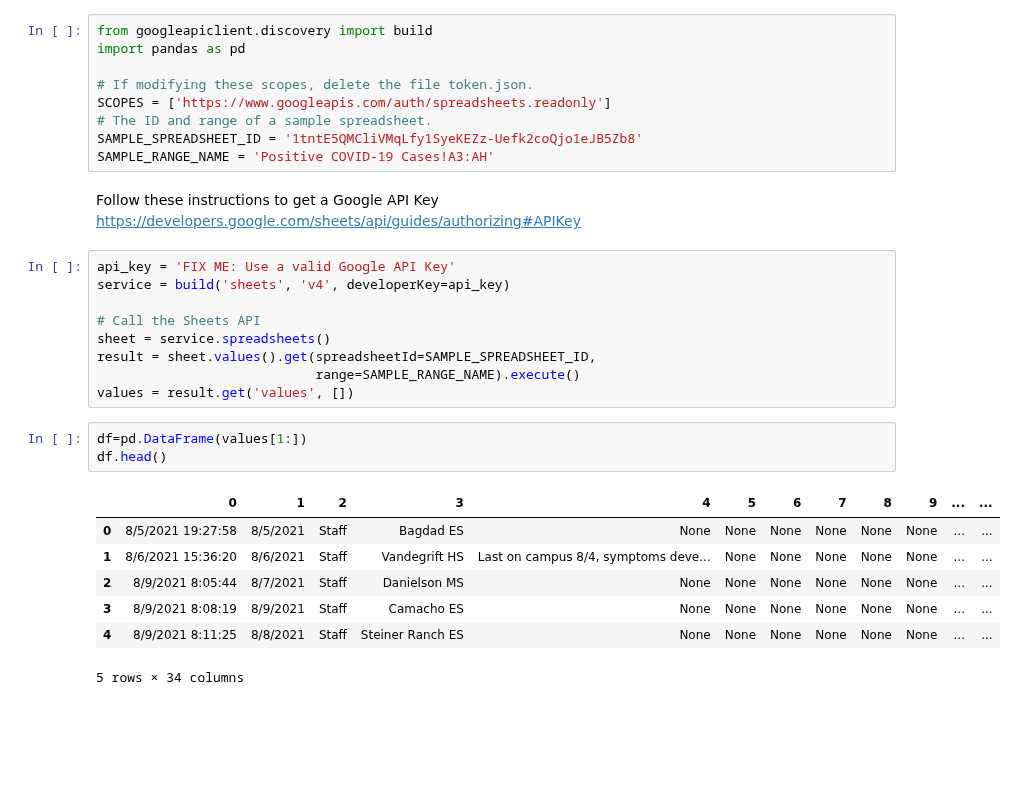
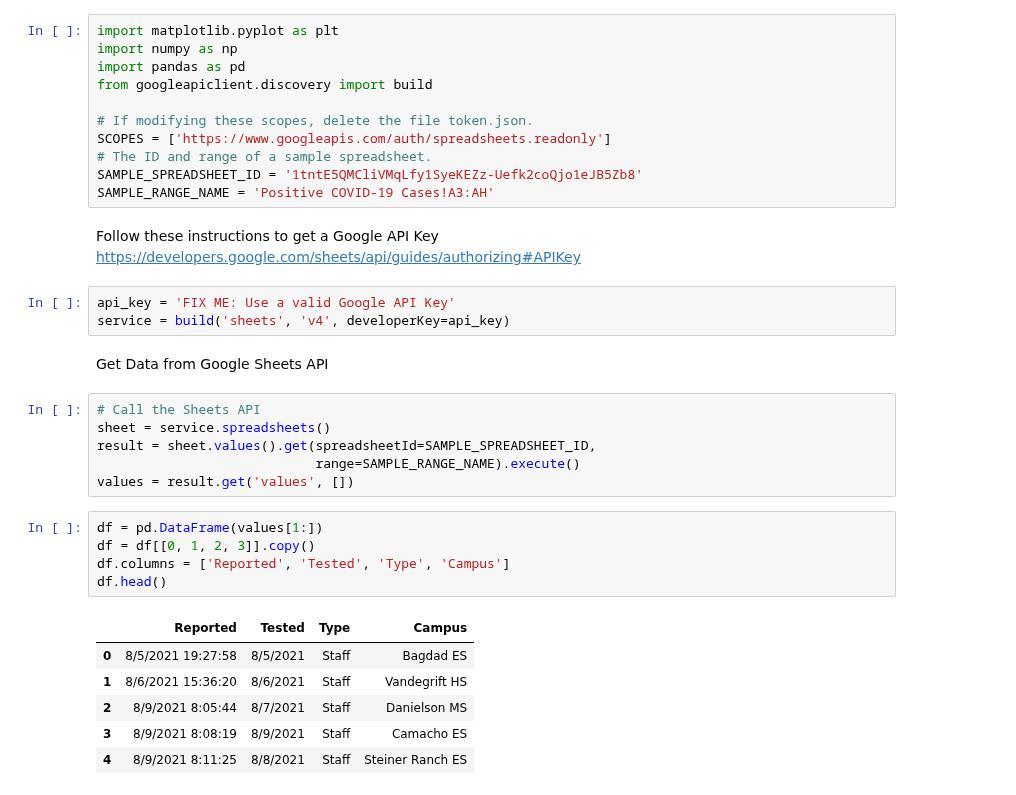
Before and after one commit to minoad/lisdcovidanalysis, a Jupyter notebook: notebooks/lisdCovid19Dashboard.ipynb, the cells around one changed output. Drawn from its saved outputs; the diff is of its cells as text; blank space fills up the shorter version.

Commit message:
Playing around with the data

```diff
--- a/notebooks/lisdCovid19Dashboard.ipynb
+++ b/notebooks/lisdCovid19Dashboard.ipynb
@@ -20,8 +19,10 @@ Requirement already satisfied: pytz>=2017.3 in /Users/jlmayorga/sandbox/personal
 WARNING: You are using pip version 21.1.2; however, version 21.2.4 is available.
 You should consider upgrading via the '/Users/jlmayorga/sandbox/personal/lisdcovidanalysis/venv/bin/python -m pip install --upgrade pip' command.
 # %%
+import matplotlib.pyplot as plt
+import numpy as np
+import pandas as pd
 from googleapiclient.discovery import build
-import pandas as pd
 
 # If modifying these scopes, delete the file token.json.
 SCOPES = ['https://www.googleapis.com/auth/spreadsheets.readonly']
@@ -30,23 +31,26 @@ SAMPLE_SPREADSHEET_ID = '1tntE5QMCliVMqLfy1SyeKEZz-Uefk2coQjo1eJB5Zb8'
 SAMPLE_RANGE_NAME = 'Positive COVID-19 Cases!A3:AH'
 # %% [markdown]
 Follow these instructions to get a Google API Key https://developers.google.com/sheets/api/guides/authorizing#APIKey
+# %%
+api_key = 'FIX ME: Use a valid Google API Key'
+service = build('sheets', 'v4', developerKey=api_key)
+# %% [markdown]
+Get Data from Google Sheets API
 # %%
-api_key = 'FIX ME: Use a valid Google API Key'
-service = build('sheets', 'v4', developerKey=api_key)
-
 # Call the Sheets API
 sheet = service.spreadsheets()
 result = sheet.values().get(spreadsheetId=SAMPLE_SPREADSHEET_ID,
                             range=SAMPLE_RANGE_NAME).execute()
 values = result.get('values', [])
 # %%
-df=pd.DataFrame(values[1:])
+df = pd.DataFrame(values[1:])
+df = df[[0, 1, 2, 3]].copy()
+df.columns = ['Reported', 'Tested', 'Type', 'Campus']
 df.head()
 # %% [output]
-|  | 0 | 1 | 2 | 3 | 4 | 5 | 6 | 7 | 8 | 9 | ... | ... |
-| 0 | 8/5/2021 19:27:58 | 8/5/2021 | Staff | Bagdad ES | None | None | None | None | None | None | ... | ... |
-| 1 | 8/6/2021 15:36:20 | 8/6/2021 | Staff | Vandegrift HS | Last on campus 8/4, symptoms deve... | None | None | None | None | None | ... | ... |
-| 2 | 8/9/2021 8:05:44 | 8/7/2021 | Staff | Danielson MS | None | None | None | None | None | None | ... | ... |
-| 3 | 8/9/2021 8:08:19 | 8/9/2021 | Staff | Camacho ES | None | None | None | None | None | None | ... | ... |
-| 4 | 8/9/2021 8:11:25 | 8/8/2021 | Staff | Steiner Ranch ES | None | None | None | None | None | None | ... | ... |
+|  | Reported | Tested | Type | Campus |
+| 0 | 8/5/2021 19:27:58 | 8/5/2021 | Staff | Bagdad ES |
+| 1 | 8/6/2021 15:36:20 | 8/6/2021 | Staff | Vandegrift HS |
+| 2 | 8/9/2021 8:05:44 | 8/7/2021 | Staff | Danielson MS |
+| 3 | 8/9/2021 8:08:19 | 8/9/2021 | Staff | Camacho ES |
+| 4 | 8/9/2021 8:11:25 | 8/8/2021 | Staff | Steiner Ranch ES |
-5 rows × 34 columns
```
Also changed, not shown: parts of 8 cells of this notebook, 1 other file.
